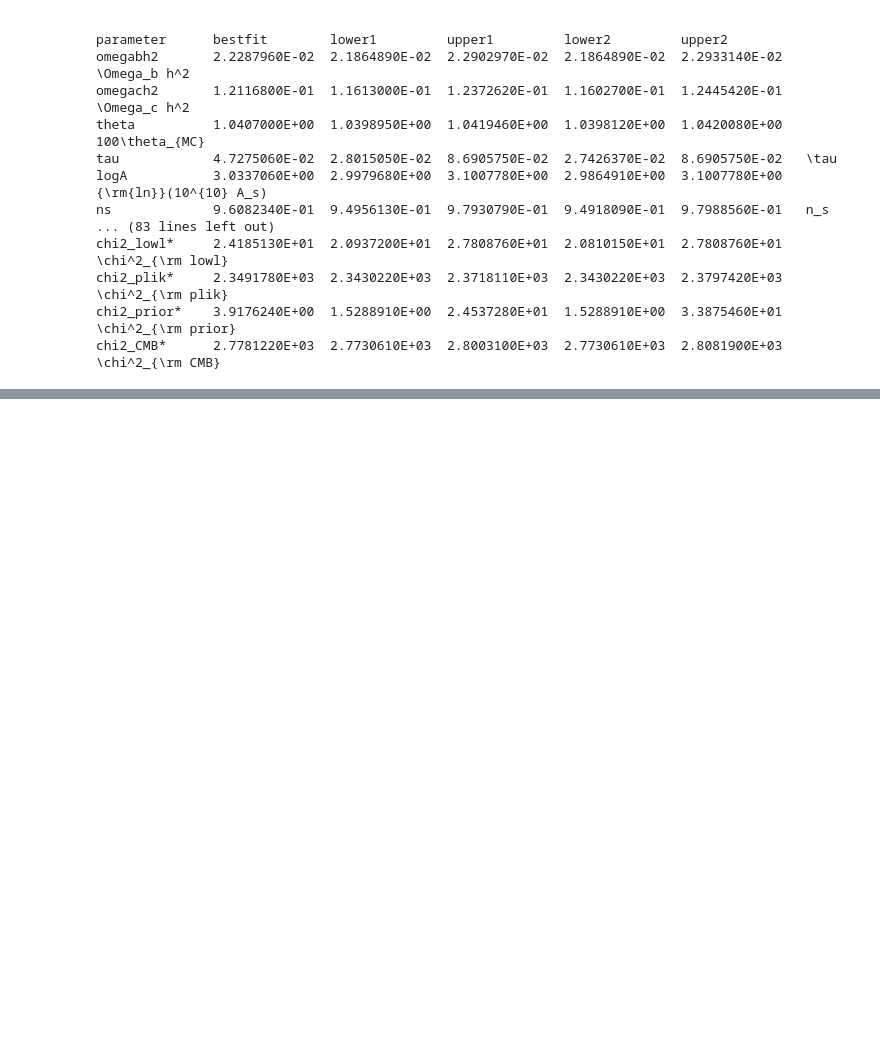
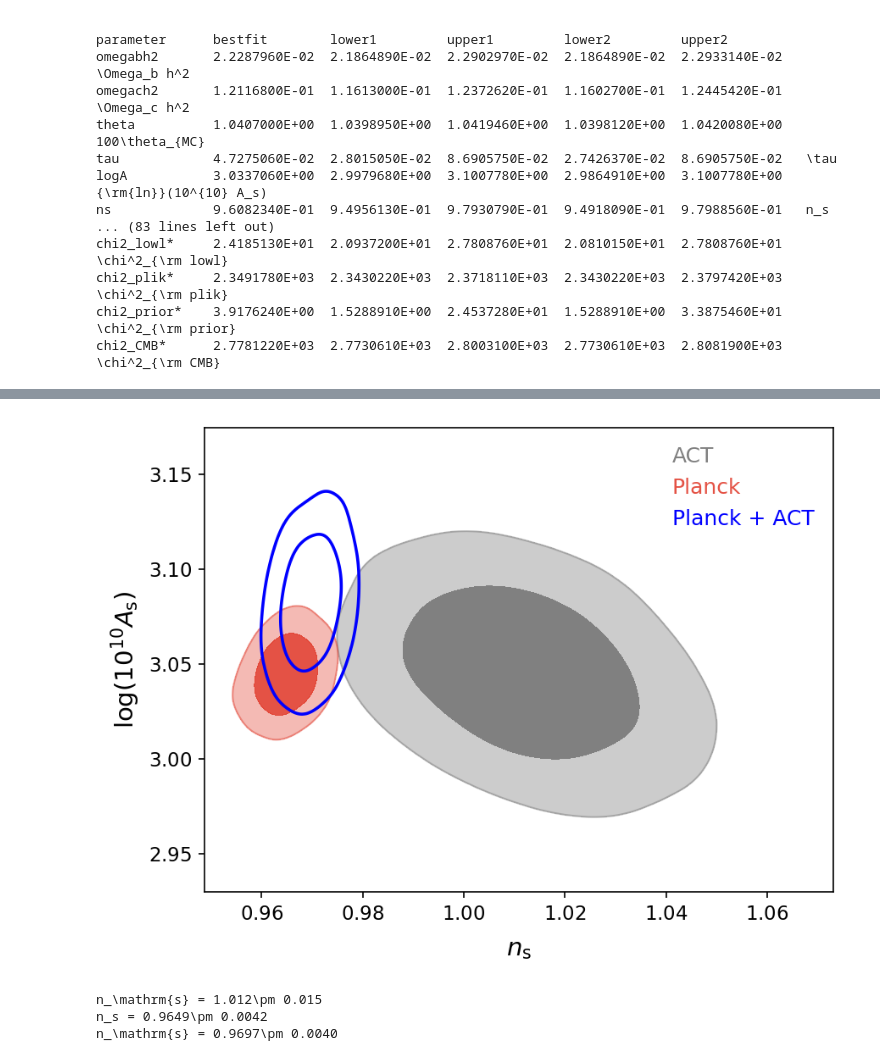
Before and after one commit to TexMExLab/UTAustin_CMBSummerSchool, a Jupyter notebook: UT_Notebooks/SG_Day4_Part1_Getdist.ipynb, the cells around one changed output, grey strips where cells are left out. Saved outputs shown, nothing was run; the diff lists cells and outputs as text; code cells hidden in the pictures; blank space fills up the shorter version.

```diff
--- a/UT_Notebooks/SG_Day4_Part1_Getdist.ipynb
+++ b/UT_Notebooks/SG_Day4_Part1_Getdist.ipynb
@@ -124,0 +141,20 @@ chi2_CMB*      2.7781220E+03  2.7730610E+03  2.8003100E+03  2.7730610E+03  2.808
+# %%
+# Load ACT chains
+samp_act = load_samples("cosmo_chains/act/CLASS2p8_ACTPol_lite_DR4_leakfix_yp2_baseLCDM_taup_hip_R0p01", skip=0.2, to_getdist=True)
+# %%
+# Load Planck + ACT chains
+samp_act_pl = load_samples("cosmo_chains/planck+act/CLASS2p8_ACTPol_lite_DR4_Planckcomb_leakfix_yp2_baseLCDM_taup_planck2018_lowTT_plikHM_TTTEEE_hip", skip=0.2, to_getdist=True)
+# %%
+g = plots.get_single_plotter()
+g.plot_2d([samp_act,samp,samp_act_pl], 'ns', 'logA', filled = [True,True, False])
+g.add_legend(['ACT','Planck', 'Planck + ACT'], colored_text=True)
+g.export('amp_2d.pdf') # saving plots
+# %% [output]
+[figure, added]
+# %%
+for sam in [samp_act,samp,samp_act_pl]:
+    print(sam.getInlineLatex('ns', limit=1, err_sig_figs=None))
+# %% [output]
+n_\mathrm{s} = 1.012\pm 0.015
+n_s = 0.9649\pm 0.0042
+n_\mathrm{s} = 0.9697\pm 0.0040
```
Also changed, not shown: parts of 15 cells of this notebook.
